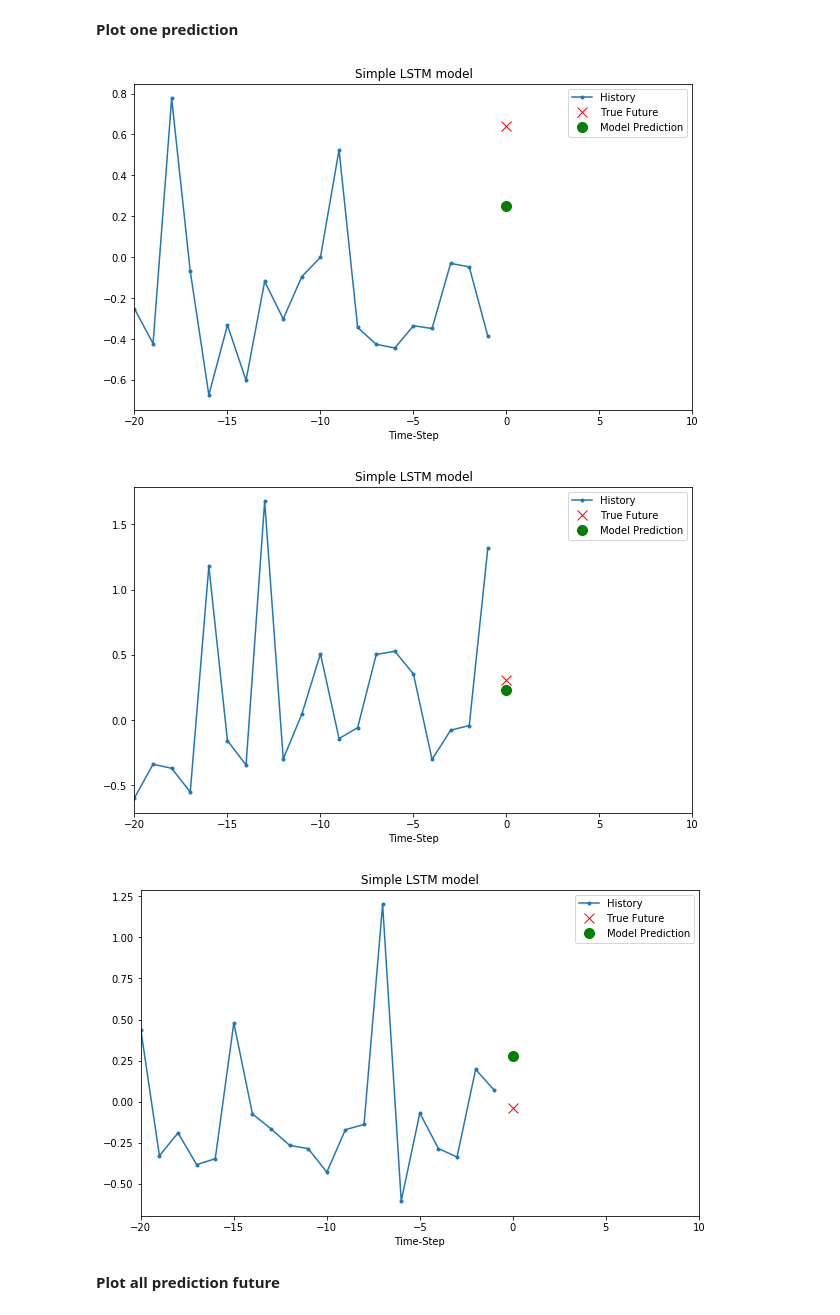
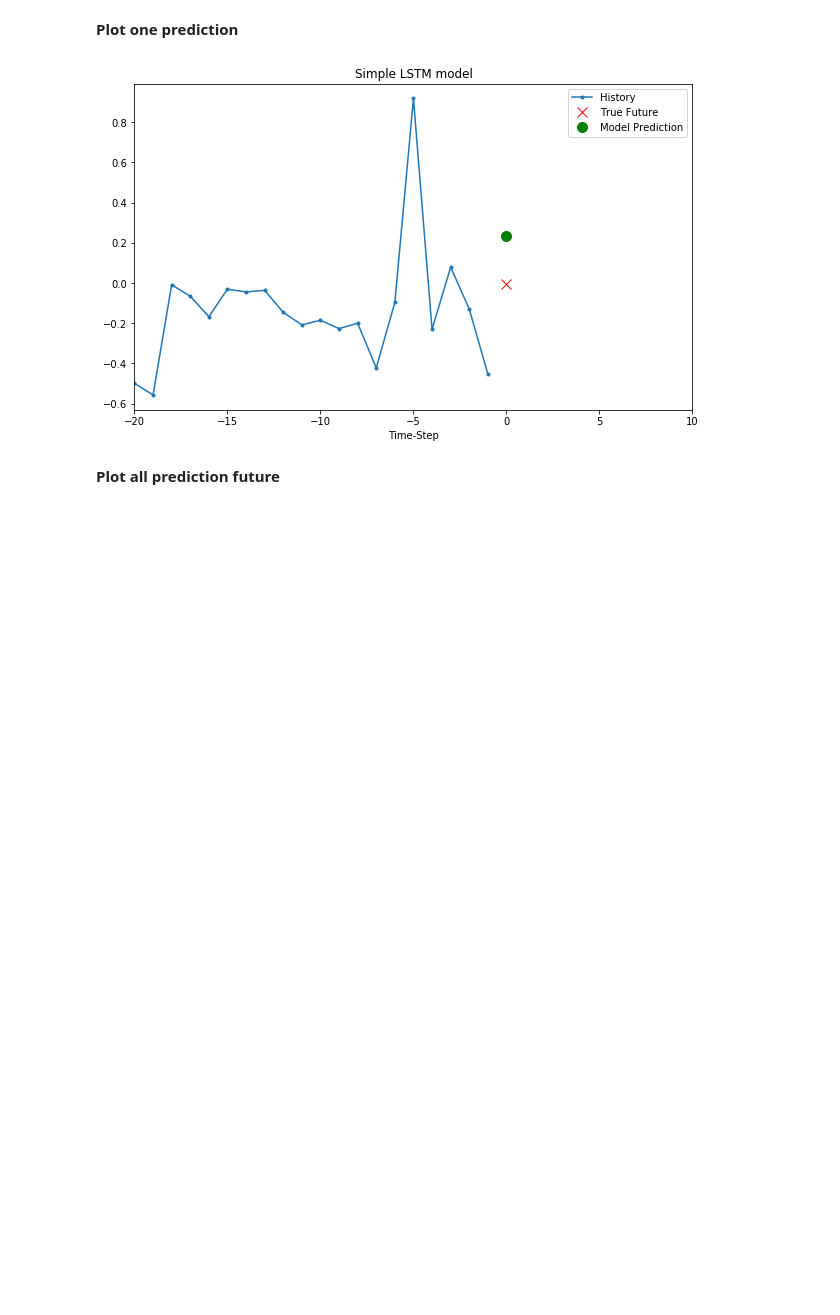
Before and after one commit to ignaciogatti/artwork-sequence-prediction, a Jupyter notebook: Time-series-prediction-one-feature.ipynb, the cells around one changed output. Drawn from its saved outputs; the diff is of its cells as text; code cells hidden in the pictures; blank space fills up the shorter version.

```diff
--- a/Time-series-prediction-one-feature.ipynb
+++ b/Time-series-prediction-one-feature.ipynb
@@ -197,3 +197,7 @@ def validation_dataset(series, window_size, batch_size):
     return ds.batch(batch_size).prefetch(1)
 # %%
 val_dataset = validation_dataset(x_valid, window_size, batch_size)
+# %%
+for x, y in val_dataset.take(3):
+    print(x.shape)
+    print(y.shape)
@@ -200,14 +211,12 @@ val_dataset = validation_dataset(x_valid, window_size, batch_size)
 # %% [markdown]
 **Plot one prediction**
 # %%
-for x, y in train_set.take(3):
+for x, y in val_dataset.take(1):
     prediction = model.predict(x)[0]
     plot = plot_prediction([x[0].numpy(), y[0].numpy(), prediction[0]] , 'Simple LSTM model')
     plot.show()
 # %% [output]
-[figure, old version]
+[figure, new version]
-[figure, removed]
-[figure, removed]
 # %% [markdown]
 **Plot all prediction future**
 # %%
```
Also changed, not shown: parts of 10 cells of this notebook, 2 other files.
